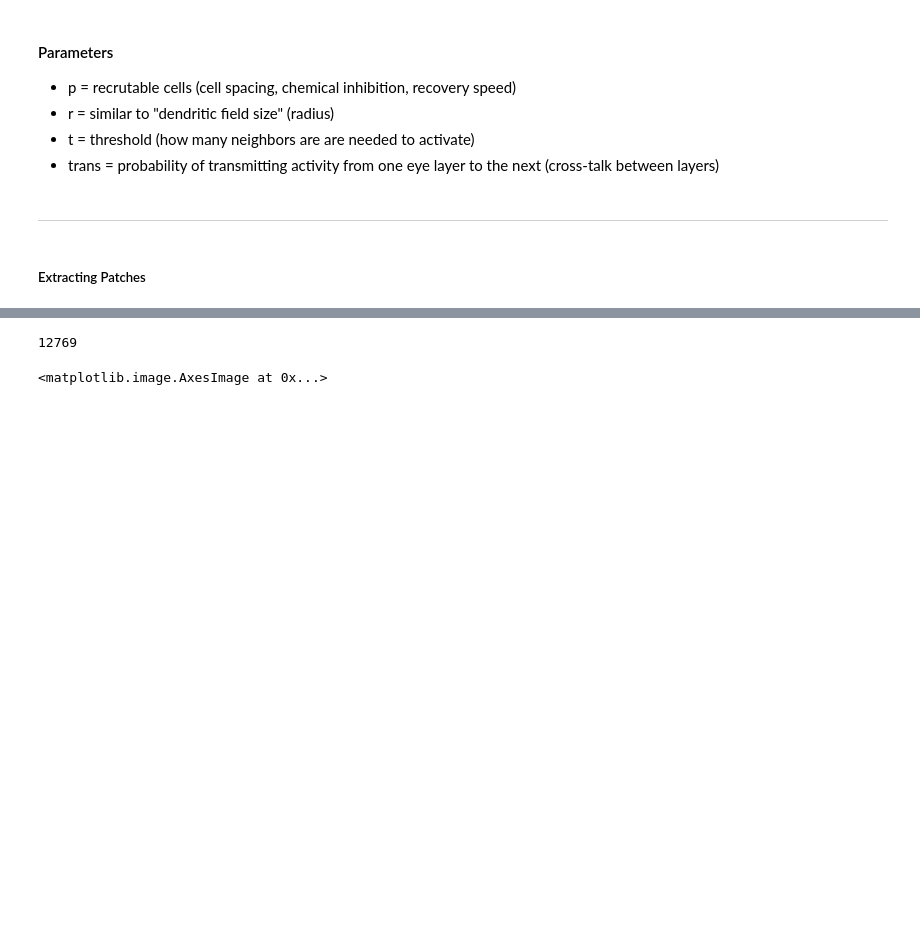
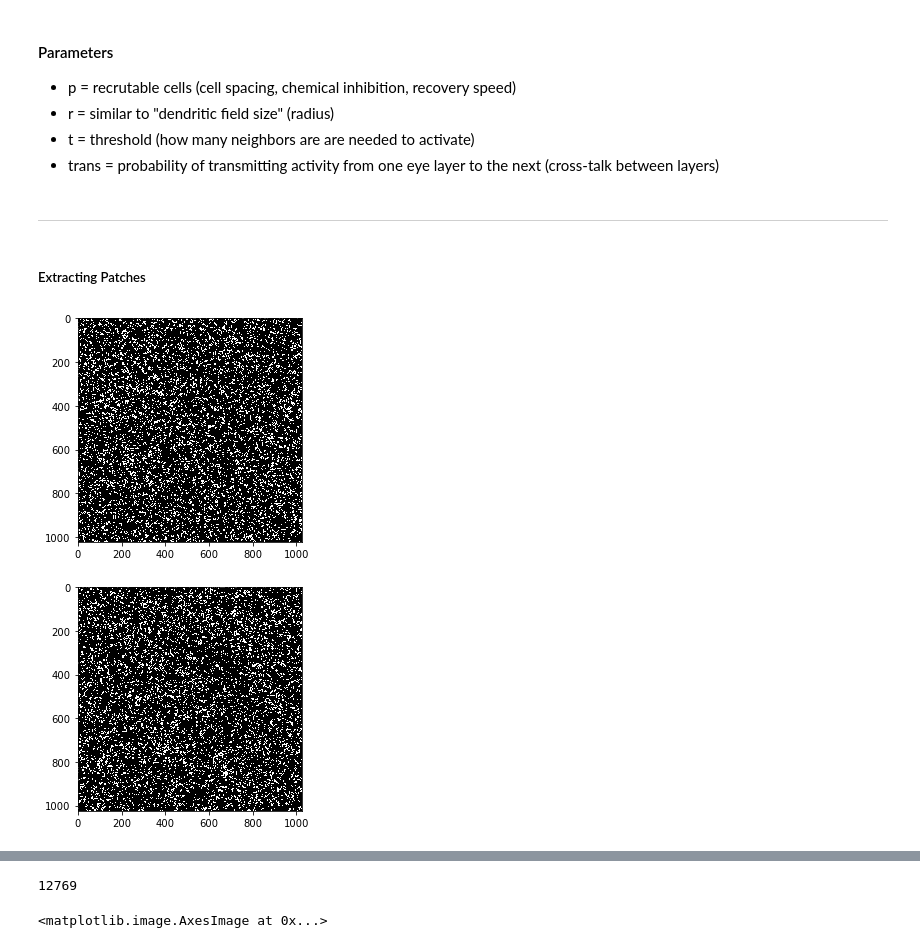
Before and after one commit to dsaffo/ibv, a Jupyter notebook: marys/lgn_patching.ipynb, the cells around one changed output, grey strips where cells are left out. Cells and saved outputs as stored; diff of their text form; code cells hidden in the pictures; blank space fills up the shorter version.

```diff
--- a/marys/lgn_patching.ipynb
+++ b/marys/lgn_patching.ipynb
@@ -167,2 +173,30 @@ images = L.make_img_mat()
 # %% [markdown]
 ##### Extracting Patches
+# %%
+# packages used among multiple sections
+
+import sklearn.decomposition # For FastICA and PCA
+from IPython.display import Image, Audio
+
+# setting up interactive plotting
+import pylab as py
+# to show plots directly in the notebook
+%matplotlib inline
+
+import numpy as np
+# just changes precision for printing, easier on the eyes
+np.set_printoptions(precision=3)
+np.set_printoptions(suppress=True) # to supress exponential notation
+import matplotlib.image as mpimg
+import PIL.Image
+
+show_these = ['1.tiff','2.tiff'] # there are 1-13.tiff's
+
+# read in images and display from array form - fix: could be simpler
+fig = py.figure(figsize=(8,14))
+for (i,file) in enumerate(show_these):
+    py.subplot(3,1,i+1)
+    img = PIL.Image.open('imgs/'+file)
+    py.imshow(img, cmap=py.cm.Greys_r)
+# %% [output]
+[figure, added]
```
Also changed, not shown: parts of 9 cells of this notebook, 7 other files.
